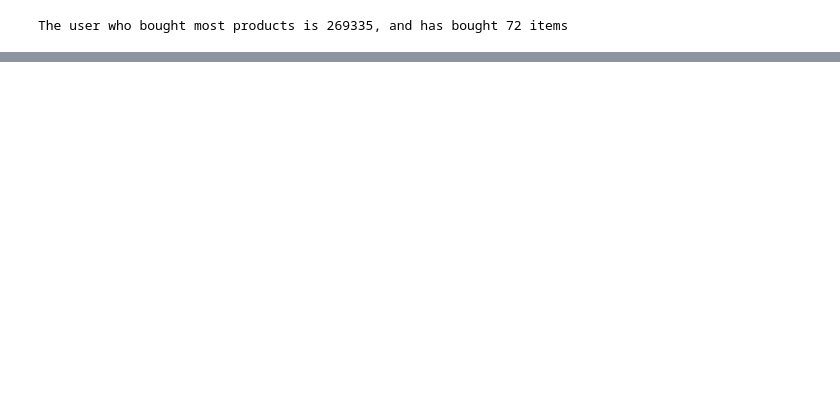
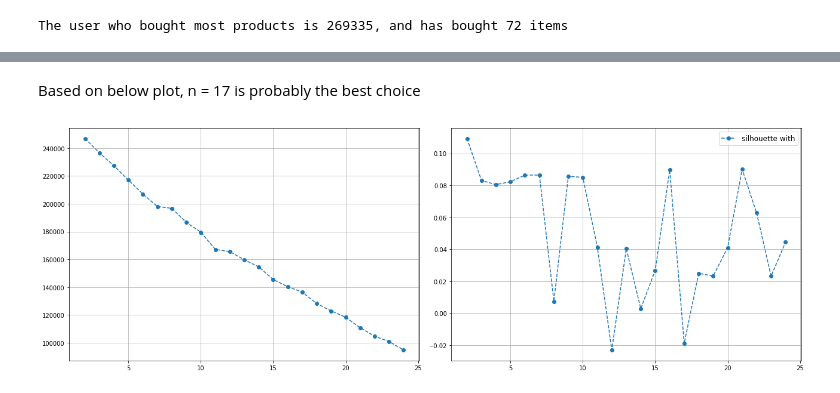
Before and after one commit to fdas3213/data-challenges, a Jupyter notebook: cluster grocery items/grocery.ipynb, the cells around one changed output, grey strips where cells are left out. Saved outputs shown, nothing was run; the diff lists cells and outputs as text; code cells hidden in the pictures; blank space fills up the shorter version.

```diff
--- a/cluster grocery items/grocery.ipynb
+++ b/cluster grocery items/grocery.ipynb
@@ -125,0 +212,3 @@ sorted(prob[1], key = lambda x:-x)
+# %%
+feature = user_item.T
+feature.head()
@@ -125,0 +224,25 @@ sorted(prob[1], key = lambda x:-x)
+# %%
+kmeans_clusters = range(2,25)
+kmeans_silwidth = list()
+kmeans_l2 = list()
+
+for n in kmeans_clusters:
+    kmeans = KMeans(n_clusters=n, init = 'k-means++', random_state = 42)
+    kmeans = kmeans.fit(feature)
+    kmean_l = kmeans.predict(feature)
+
+    kmeans_silwidth.append(silhouette_score(feature, kmean_l))
+    kmeans_l2.append(kmeans.inertia_)
+# %% [markdown]
+Based on below plot, n = 17 is probably the best choice
+# %%
+#visualization
+fig, ax = plt.subplots(nrows = 1, ncols = 2, figsize=(18,6))
+ax[0].plot(kmeans_clusters, kmeans_l2, 'o--', label = 'Sum of Squared distance')
+ax[0].grid(True)
+ax[1].plot(kmeans_clusters, kmeans_silwidth, 'o--', label = 'silhouette with')
+ax[1].grid(True)
+plt.legend(fontsize=12)
+plt.tight_layout()
+# %% [output]
+[figure, added]
```
Also changed, not shown: parts of 27 cells of this notebook.
